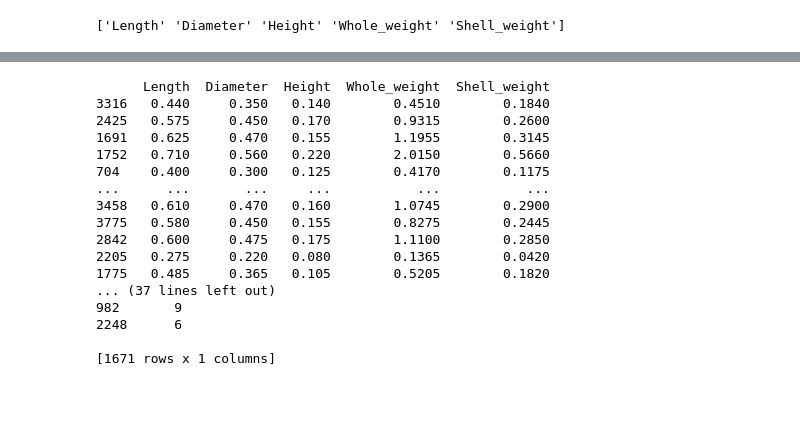
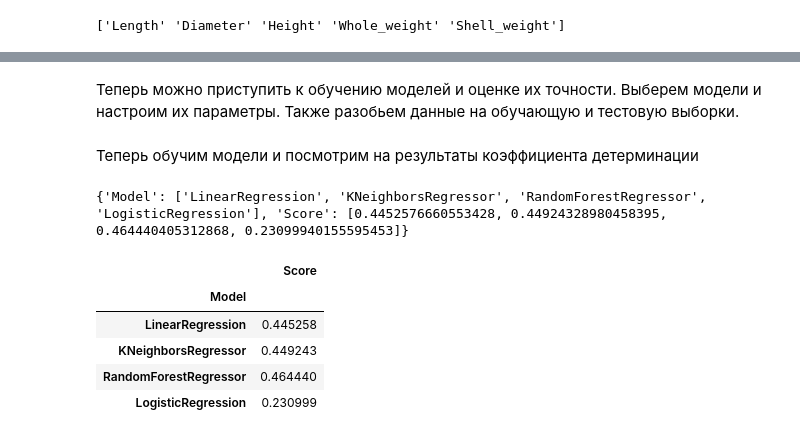
Before and after one commit to AlenaBls/abalone, a Jupyter notebook: abalone.ipynb, the cells around one changed output, grey strips where cells are left out. Cells and saved outputs as stored; diff of their text form; code cells hidden in the pictures; blank space fills up the shorter version.

```diff
--- a/abalone.ipynb
+++ b/abalone.ipynb
@@ -51,30 +48,46 @@ sns.pairplot(data=data_abalone, hue='Rings')
+# %% [markdown]
+Теперь можно приступить к обучению моделей и оценке их точности.
+Выберем модели и настроим их параметры.
+Также разобьем данные на обучающую и тестовую выборки.
 # %%
-#отделение таргета
 trg = data_abalone[['Rings']]
 trn = data_abalone.drop(['Rings'], axis = 1)
 
-#определение моделей
 models = [
-    LinearRegression()
+    LinearRegression(),
+    KNeighborsRegressor(n_neighbors = 7), #стоит конкретнее разобраться с выбором числа соседей
+    RandomForestRegressor(n_estimators=100, max_features ='sqrt'),
+    LogisticRegression(solver='liblinear', max_iter=1000)
 ]
 
 y_train, y_test, X_train, X_test = train_test_split(trg, trn, test_size = 0.4)
-print(X_train, X_test, y_train, y_test)
+X_test = X_test.values
+X_train = X_train.values
+y_test = y_test.values.ravel()
+y_train = y_train.values.ravel()
-# %% [output]
-      Length  Diameter  Height  Whole_weight  Shell_weight
-3316   0.440     0.350   0.140        0.4510        0.1840
-2425   0.575     0.450   0.170        0.9315        0.2600
-1691   0.625     0.470   0.155        1.1955        0.3145
-1752   0.710     0.560   0.220        2.0150        0.5660
-704    0.400     0.300   0.125        0.4170        0.1175
-...      ...       ...     ...           ...           ...
-3458   0.610     0.470   0.160        1.0745        0.2900
-3775   0.580     0.450   0.155        0.8275        0.2445
-2842   0.600     0.475   0.175        1.1100        0.2850
-2205   0.275     0.220   0.080        0.1365        0.0420
-1775   0.485     0.365   0.105        0.5205        0.1820
-... (37 lines left out)
-982       9
-2248      6
-
-[1671 rows x 1 columns]
+# %% [markdown]
+Теперь обучим модели и посмотрим на результаты коэффициента детерминации
+# %%
+training_models = {}
+names = []
+scores = []
+
+for model in models:
+    names.append(str(model)[:str(model).index('(')])
+    model.fit(X_train, y_train)
+    scores.append(model.score(X_test, y_test))
+
+training_models['Model'] = names
+training_models['Score'] = scores
+
+print(training_models)
+ModelsResults = DataFrame(data=training_models)
+ModelsResults.set_index('Model')
+# %% [output]
+{'Model': ['LinearRegression', 'KNeighborsRegressor', 'RandomForestRegressor', 'LogisticRegression'], 'Score': [0.4452576660553428, 0.44924328980458395, 0.464440405312868, 0.23099940155595453]}
+|  | Score |
+| Model |  |
+| LinearRegression | 0.445258 |
+| KNeighborsRegressor | 0.449243 |
+| RandomForestRegressor | 0.464440 |
+| LogisticRegression | 0.230999 |
```
Also changed, not shown: parts of 10 cells of this notebook.
